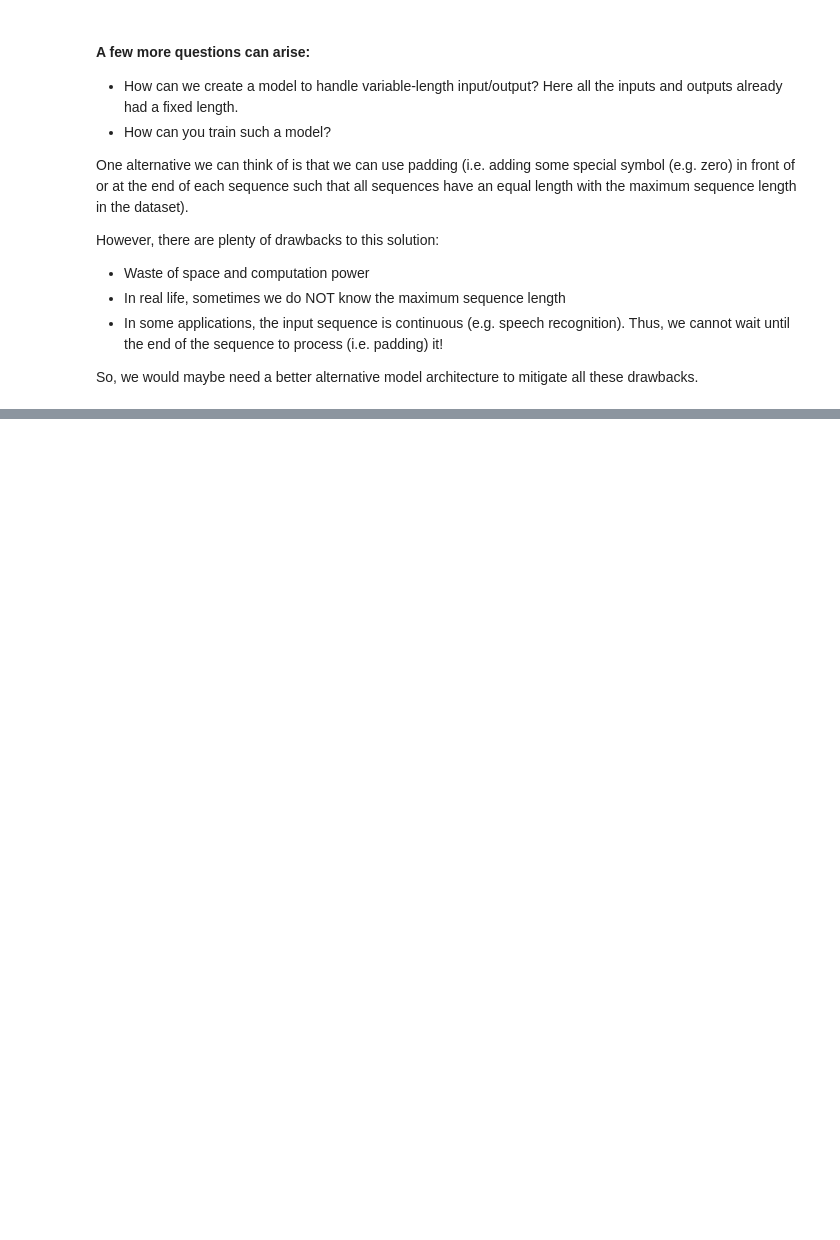
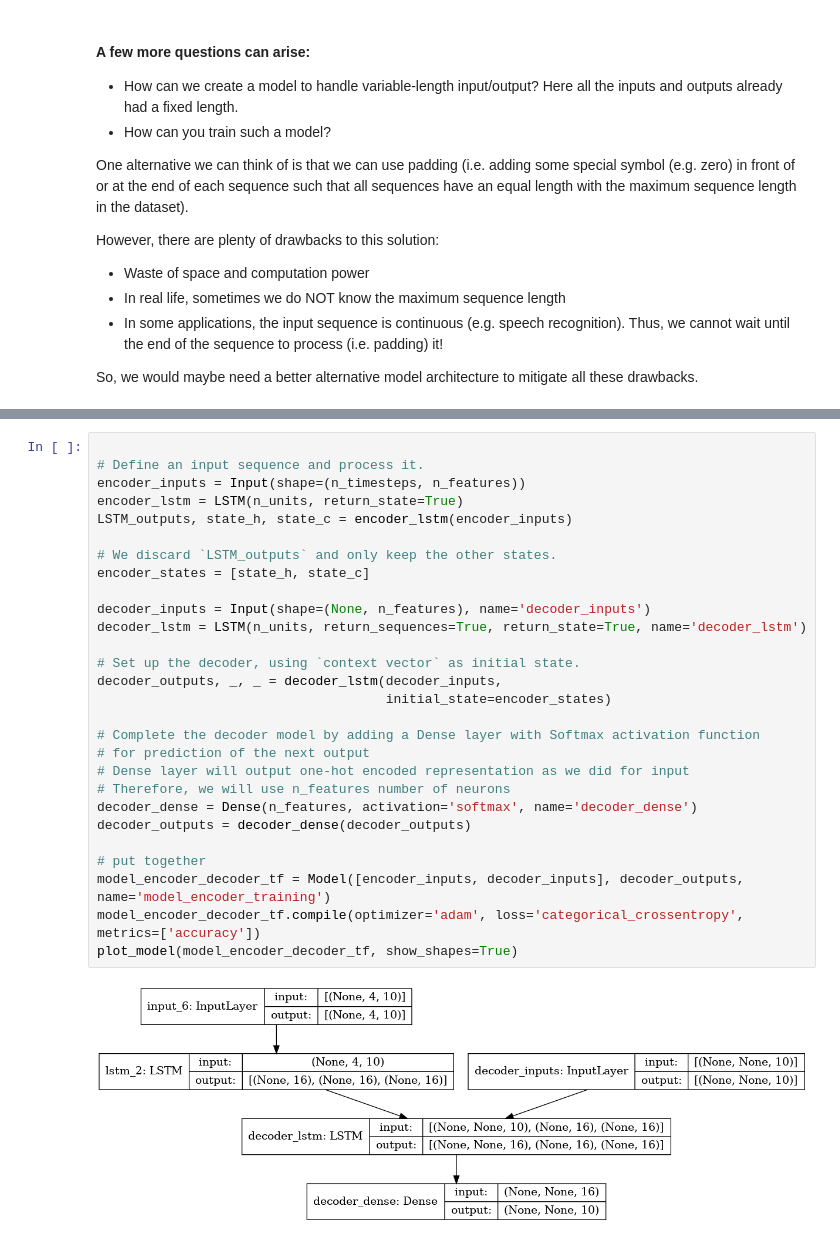
Before and after one commit to AdirthaBorgohain/All-You-Need-To-Know-About-Seq2Seq-Models, a Jupyter notebook: seq2seq_models.ipynb, the cells around one changed output, grey strips where cells are left out. Cells and saved outputs as stored; diff of their text form; blank space fills up the shorter version.

```diff
--- a/seq2seq_models.ipynb
+++ b/seq2seq_models.ipynb
@@ -704,0 +1079,30 @@ So, we would maybe need a better alternative model architecture to mitigate all
+# %%
+
+# Define an input sequence and process it.
+encoder_inputs = Input(shape=(n_timesteps, n_features))
+encoder_lstm = LSTM(n_units, return_state=True)
+LSTM_outputs, state_h, state_c = encoder_lstm(encoder_inputs)
+
+# We discard `LSTM_outputs` and only keep the other states.
+encoder_states = [state_h, state_c]
+
+decoder_inputs = Input(shape=(None, n_features), name='decoder_inputs')
+decoder_lstm = LSTM(n_units, return_sequences=True, return_state=True, name='decoder_lstm')
+
+# Set up the decoder, using `context vector` as initial state.
+decoder_outputs, _, _ = decoder_lstm(decoder_inputs,
+                                     initial_state=encoder_states)
+
+# Complete the decoder model by adding a Dense layer with Softmax activation function
+# for prediction of the next output
+# Dense layer will output one-hot encoded representation as we did for input
+# Therefore, we will use n_features number of neurons
+decoder_dense = Dense(n_features, activation='softmax', name='decoder_dense')
+decoder_outputs = decoder_dense(decoder_outputs)
+
+# put together
+model_encoder_decoder_tf = Model([encoder_inputs, decoder_inputs], decoder_outputs, name='model_encoder_training')
+model_encoder_decoder_tf.compile(optimizer='adam', loss='categorical_crossentropy', metrics=['accuracy'])
+plot_model(model_encoder_decoder_tf, show_shapes=True)
+# %% [output]
+[figure, added]
```
Also changed, not shown: parts of 39 cells of this notebook, 3 other files.
